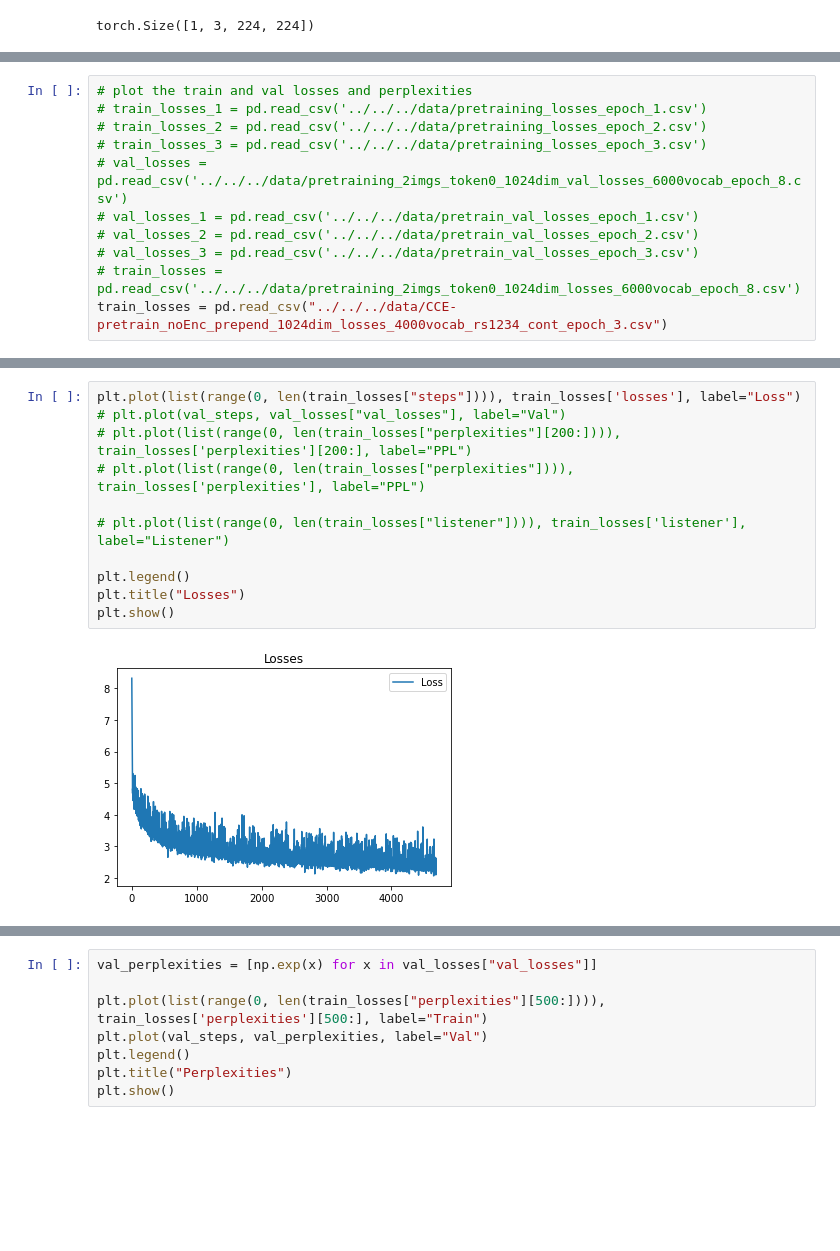
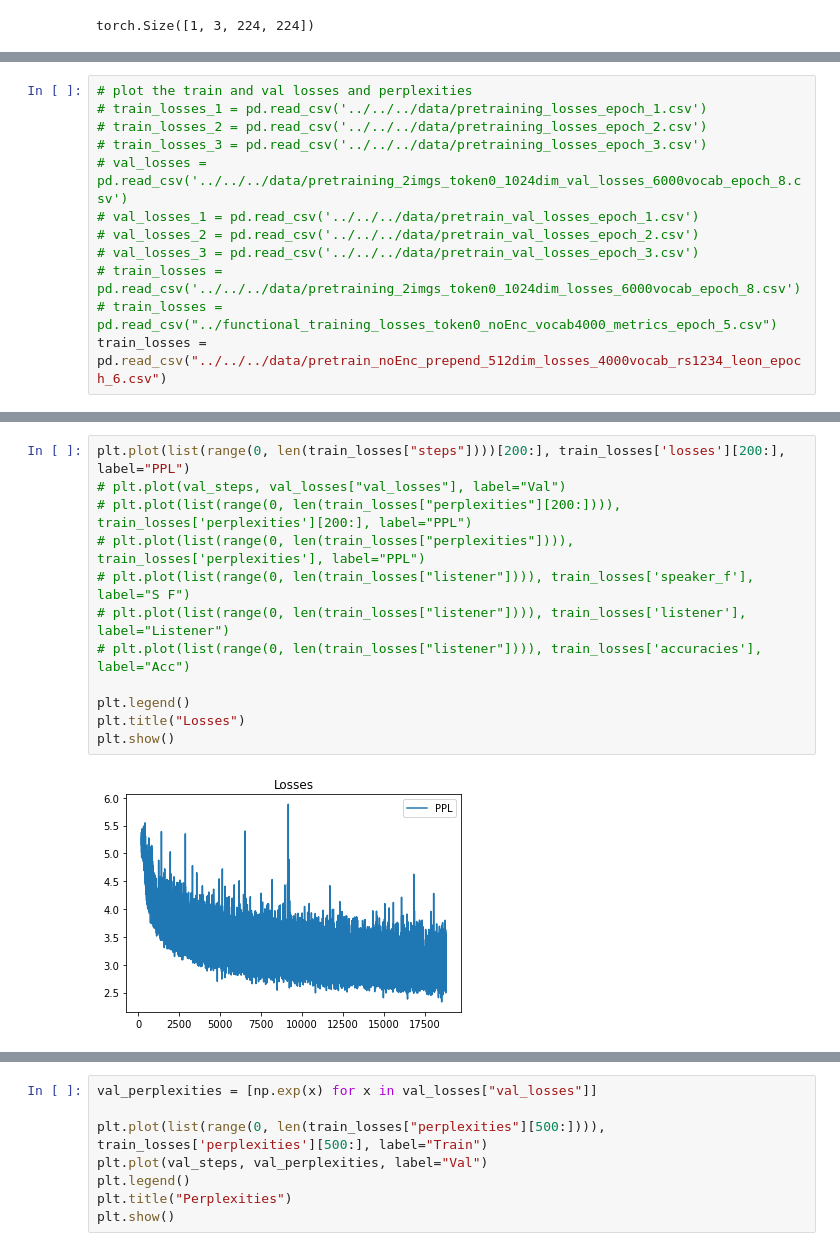
Before and after one commit to polina-tsvilodub/mSc-thesis, a Jupyter notebook: code/src/notebooks/functional_learning_exploration.ipynb, the cells around one changed output, grey strips where cells are left out. Drawn from its saved outputs; the diff is of its cells as text; blank space fills up the shorter version.

```diff
--- a/code/src/notebooks/functional_learning_exploration.ipynb
+++ b/code/src/notebooks/functional_learning_exploration.ipynb
@@ -2196,7 +2195,8 @@ End . unk and , end . unk and
 # val_losses_2 = pd.read_csv('../../../data/pretrain_val_losses_epoch_2.csv')
 # val_losses_3 = pd.read_csv('../../../data/pretrain_val_losses_epoch_3.csv')
 # train_losses = pd.read_csv('../../../data/pretraining_2imgs_token0_1024dim_losses_6000vocab_epoch_8.csv')
-train_losses = pd.read_csv("../../../data/CCE-pretrain_noEnc_prepend_1024dim_losses_4000vocab_rs1234_cont_epoch_3.csv")
+# train_losses = pd.read_csv("../functional_training_losses_token0_noEnc_vocab4000_metrics_epoch_5.csv")
+train_losses = pd.read_csv("../../../data/pretrain_noEnc_prepend_512dim_losses_4000vocab_rs1234_leon_epoch_6.csv")
 # %%
 # len(val_losses)
 # val_steps = [i*1000 for i in range(1, len(val_losses)+1)]
@@ -2212,14 +2227,15 @@ train_losses.head()
 # %%
-plt.plot(list(range(0, len(train_losses["steps"]))), train_losses['losses'], label="Loss")
+plt.plot(list(range(0, len(train_losses["steps"])))[200:], train_losses['losses'][200:], label="PPL")
 # plt.plot(val_steps, val_losses["val_losses"], label="Val")
 # plt.plot(list(range(0, len(train_losses["perplexities"][200:]))), train_losses['perplexities'][200:], label="PPL")
 # plt.plot(list(range(0, len(train_losses["perplexities"]))), train_losses['perplexities'], label="PPL")
-
+# plt.plot(list(range(0, len(train_losses["listener"]))), train_losses['speaker_f'], label="S F")
 # plt.plot(list(range(0, len(train_losses["listener"]))), train_losses['listener'], label="Listener")
+# plt.plot(list(range(0, len(train_losses["listener"]))), train_losses['accuracies'], label="Acc")
 
 plt.legend()
 plt.title("Losses")
 plt.show()
 # %% [output]
-[figure, old version]
+[figure, new version]
 # %%
```
Also changed, not shown: parts of 29 cells of this notebook, 6 other files.
